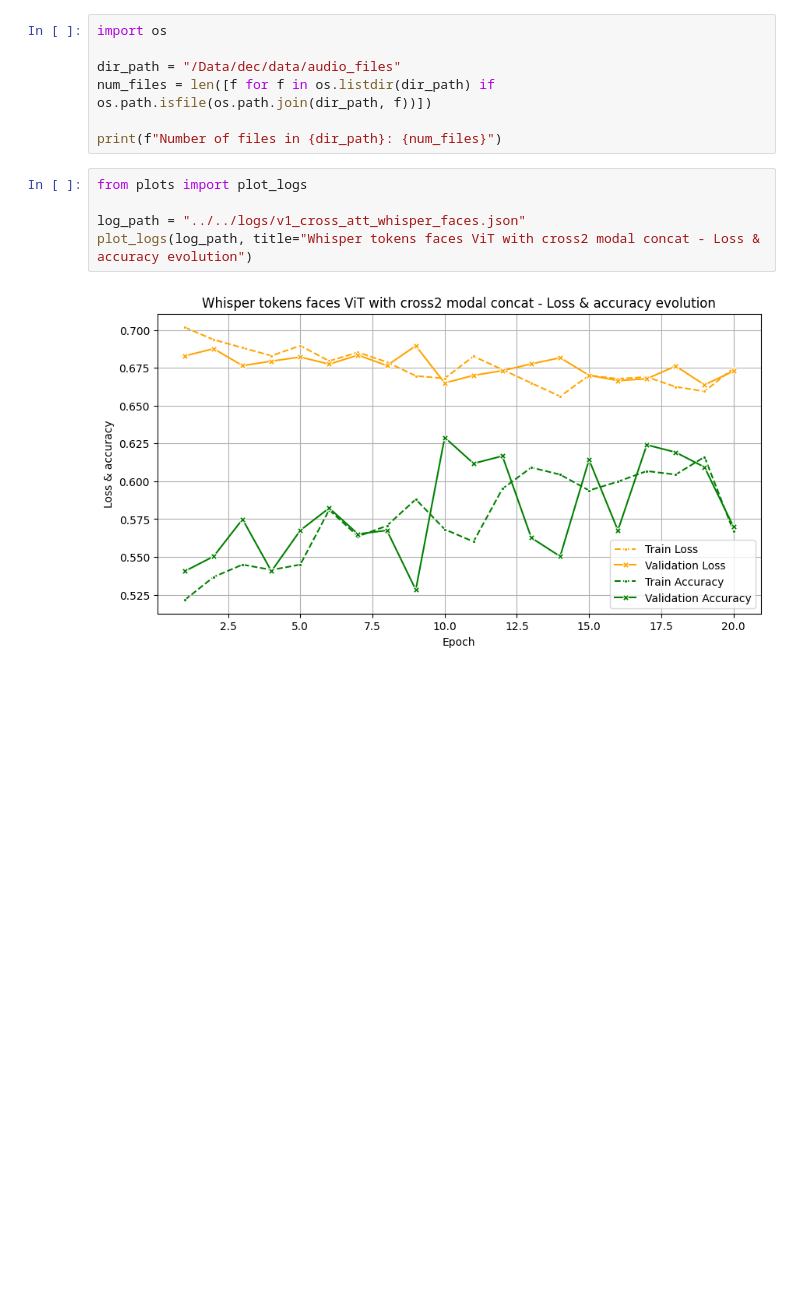
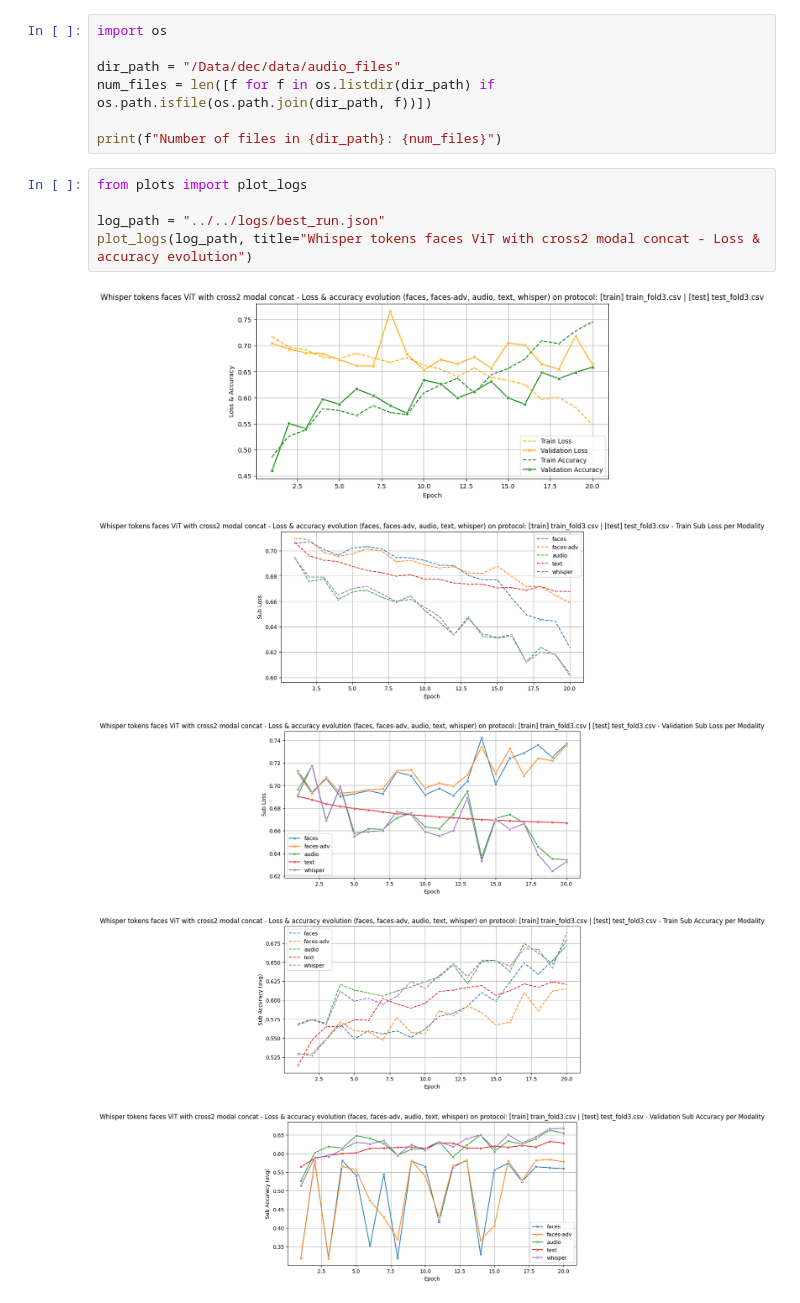
Before and after one commit to shashuat/deception-detection, a Jupyter notebook: code/utils/tools.ipynb, the cells around one changed output. Saved outputs shown, nothing was run; the diff lists cells and outputs as text; blank space fills up the shorter version.

```diff
--- a/code/utils/tools.ipynb
+++ b/code/utils/tools.ipynb
@@ -15,7 +15,11 @@ print(f"Number of files in {dir_path}: {num_files}")
 # %%
 from plots import plot_logs
 
-log_path = "../../logs/v1_cross_att_whisper_faces.json"
+log_path = "../../logs/best_run.json"
 plot_logs(log_path, title="Whisper tokens faces ViT with cross2 modal concat - Loss & accuracy evolution")
 # %% [output]
-[figure, old version]
+[figure, new version]
+[figure, added]
+[figure, added]
+[figure, added]
+[figure, added]
```
Also changed, not shown: 11 other files.
